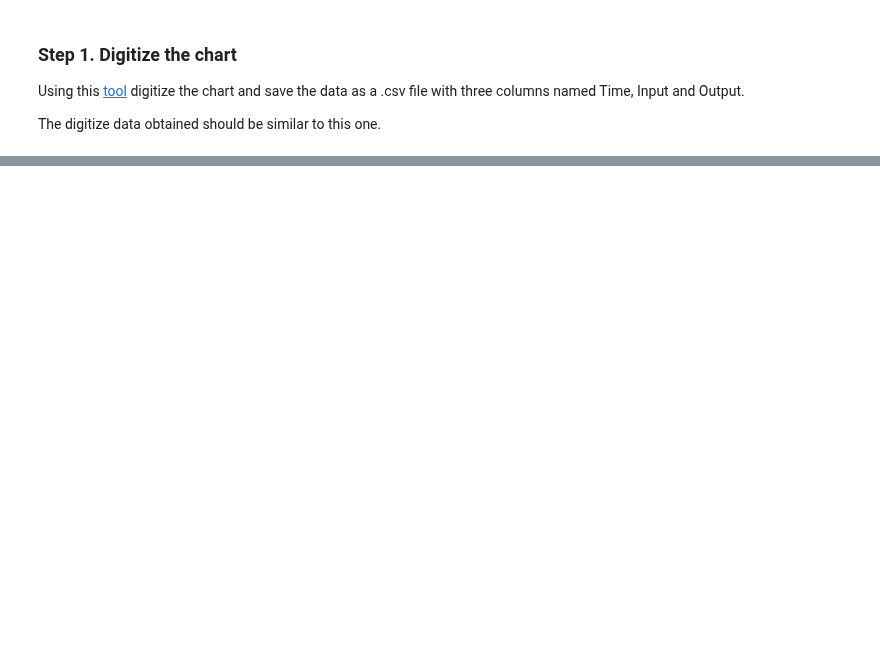
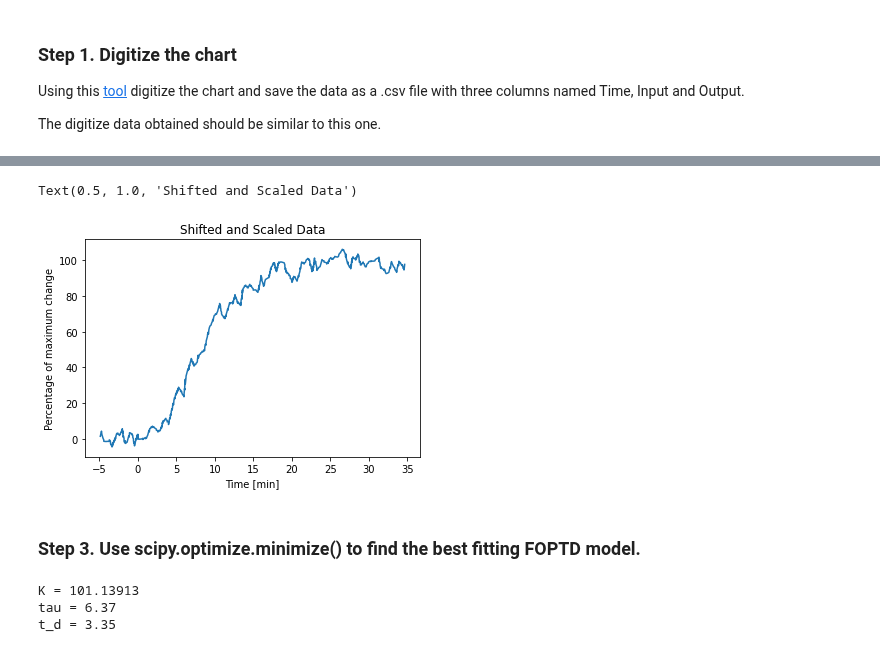
Before and after one commit to gmxavier/FAT0413150, a Jupyter notebook: notebooks/06.02-Fitting-First-Order-plus-Time-Delay-to-Step-Response.ipynb, the cells around one changed output, grey strips where cells are left out. Drawn from its saved outputs; the diff is of its cells as text; code cells hidden in the pictures; blank space fills up the shorter version.

```diff
--- a/notebooks/06.02-Fitting-First-Order-plus-Time-Delay-to-Step-Response.ipynb
+++ b/notebooks/06.02-Fitting-First-Order-plus-Time-Delay-to-Step-Response.ipynb
@@ -377,3 +379,10 @@ Again, the problem task is to fit a FOPTD model to this more realistic experimen
 Using this [tool](https://automeris.io/WebPlotDigitizer/) digitize the chart and save the data as a .csv file with three columns named Time, Input and Output.
 
 The digitize data obtained should be similar to this one.
+# %%
+url = 'https://raw.githubusercontent.com/gmxavier/FAT0413150/main/data/prc_01.csv'
+r = get(url)
+with open('prc_01.csv', 'w') as f:
+    f.write(r.text)
+df=pd.read_csv('prc_01.csv', sep=',')
+df
@@ -379,0 +416,29 @@ The digitize data obtained should be similar to this one.
+# %%
+t  = df['Time'].values
+t0 = df['Time'].values[74] # 74 is the index of the step time
+y  = df['Output'].values
+yinf = np.mean(df['Output'].values[496:500]) # due to noise, we got the mean of the last 74 values
+y0 = 0
+
+ts = t - t0
+ys = 100*(y - y0)/(yinf - y0)
+
+plt.plot(ts, ys)
+plt.xlabel('Time [min]')
+plt.ylabel('Percentage of maximum change')
+plt.title('Shifted and Scaled Data')
+# %% [output]
+Text(0.5, 1.0, 'Shifted and Scaled Data')
+[figure, added]
+# %% [markdown]
+### Step 3. Use scipy.optimize.minimize() to find the best fitting FOPTD model.
+# %%
+K,tau,t_d = minimize(err,X,args=(ts,ys)).x
+
+print('K = {:.5f}'.format(K))
+print('tau = {:.2f}'.format(tau))
+print('t_d = {:.2f}'.format(t_d))
+# %% [output]
+K = 101.13913
+tau = 6.37
+t_d = 3.35
```
Also changed, not shown: parts of 6 cells of this notebook.
